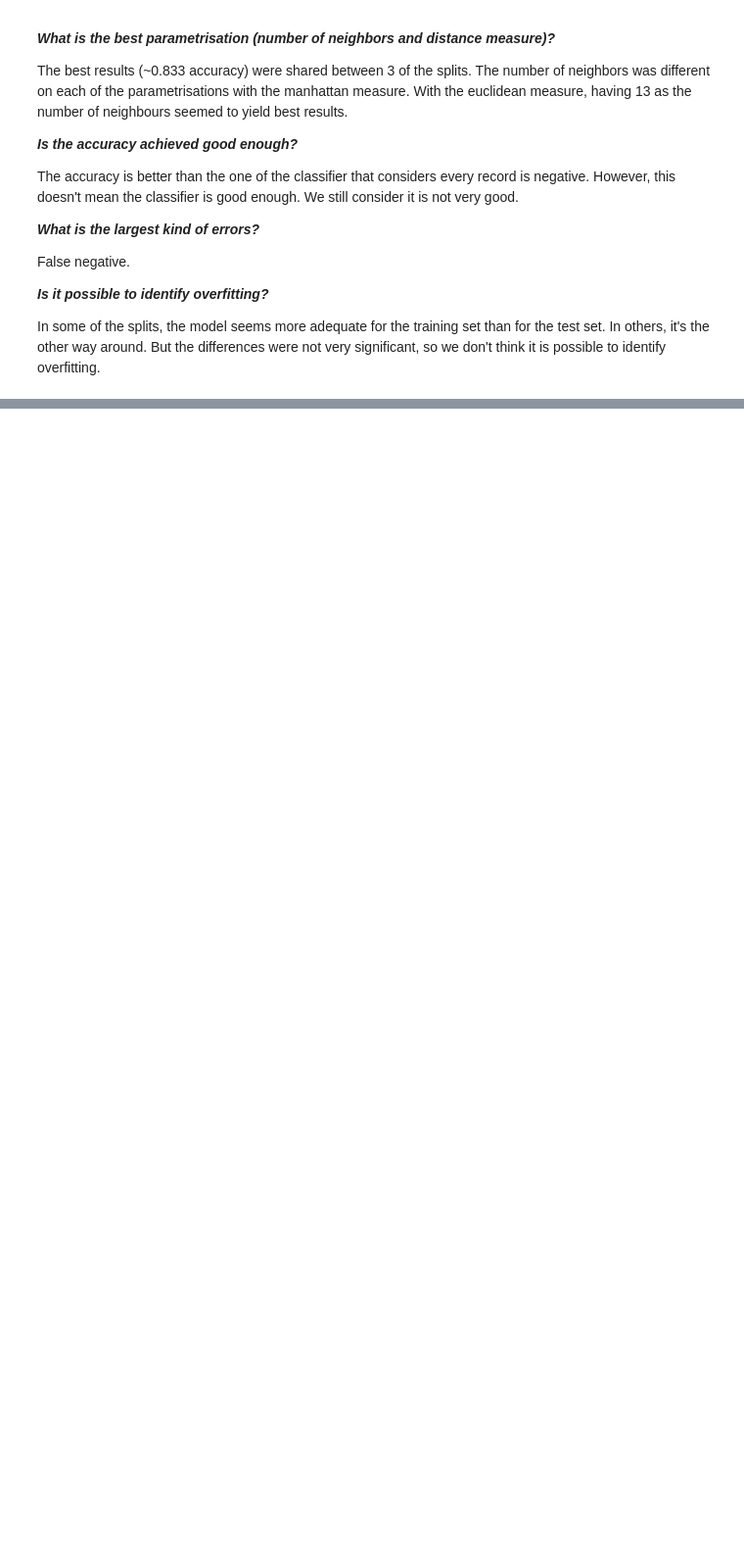
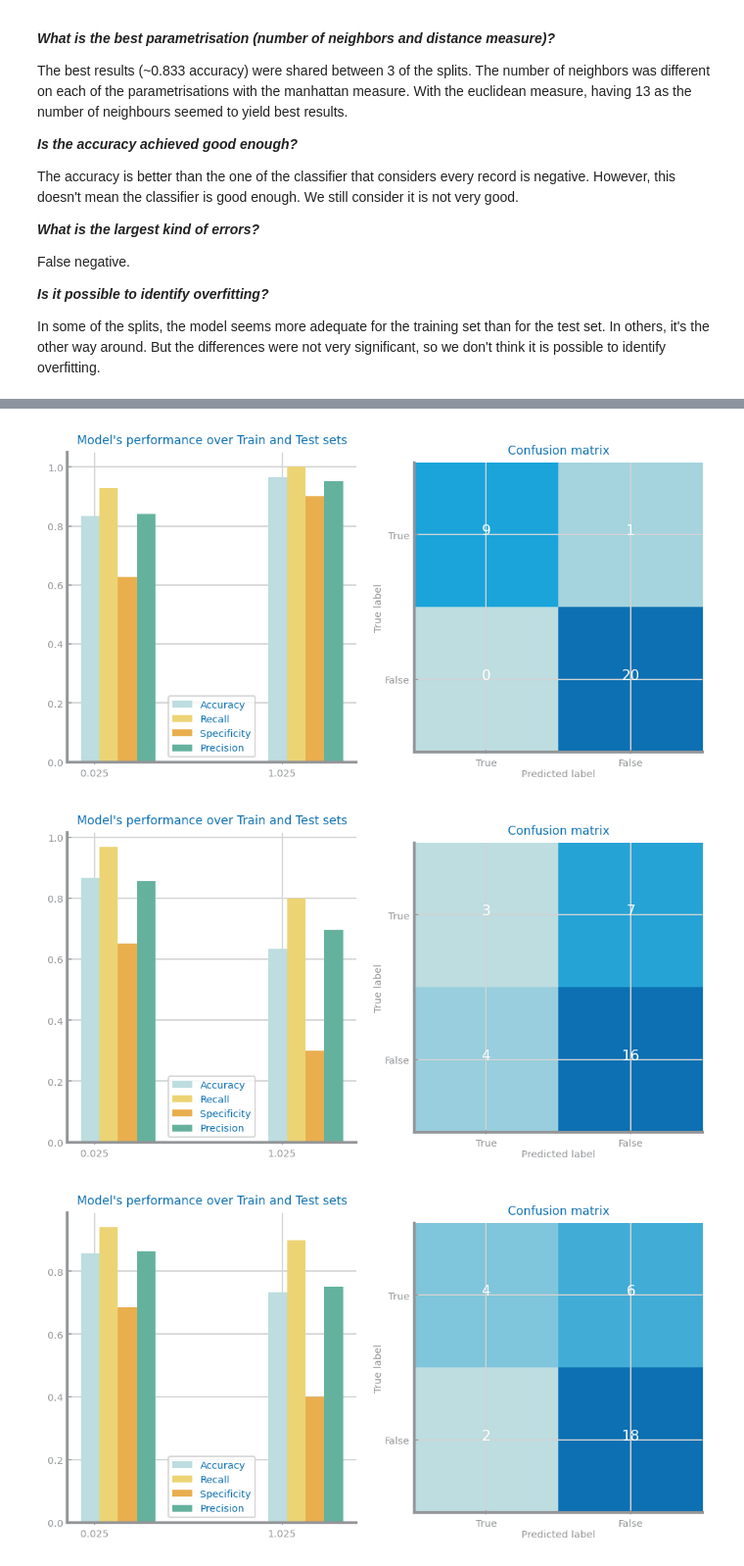
Before and after one commit to filipesousaist/ds_project, a Jupyter notebook: dataset1/3_Classification.ipynb, the cells around one changed output, grey strips where cells are left out. Shown at 98% size. Drawn from its saved outputs; the diff is of its cells as text; code cells hidden in the pictures; blank space fills up the shorter version.

```diff
--- a/dataset1/3_Classification.ipynb
+++ b/dataset1/3_Classification.ipynb
@@ -366,0 +449,10 @@ In some of the splits, the model seems more adequate for the training set than f
+# %%
+for i in range(len(best_tree)):
+    split = splits[i]
+    prd_trn = best_tree[i].predict(split['X_train'])
+    prd_tst = best_tree[i].predict(split['X_test'])
+    ds.plot_evaluation_results(pd.unique(y), split['y_train'], prd_trn, split['y_test'], prd_tst)
+# %% [output]
+[figure, added]
+[figure, added]
+[figure, added]
```
Also changed, not shown: parts of 14 cells of this notebook, 2 other files.
